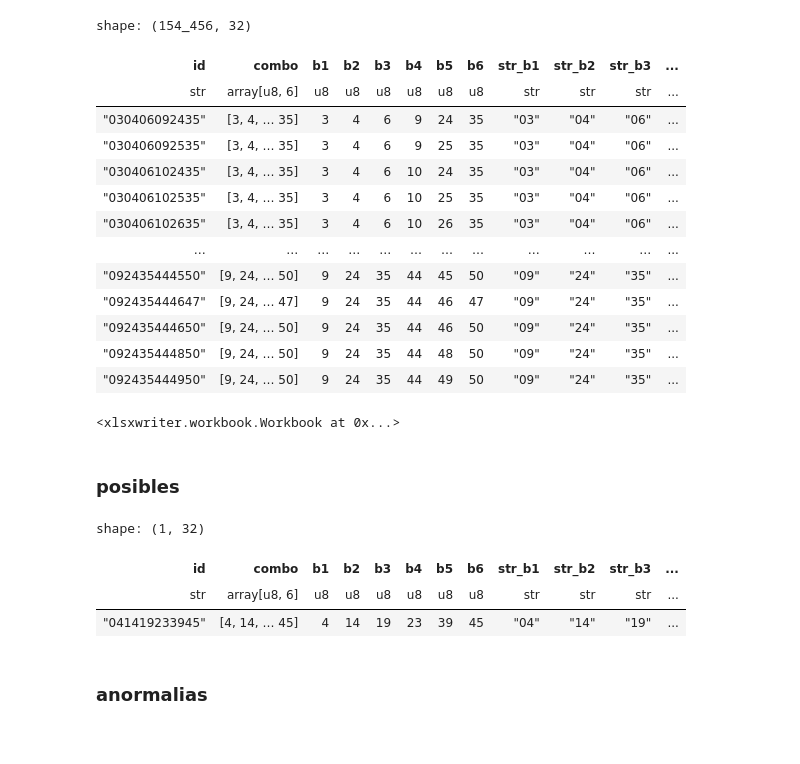
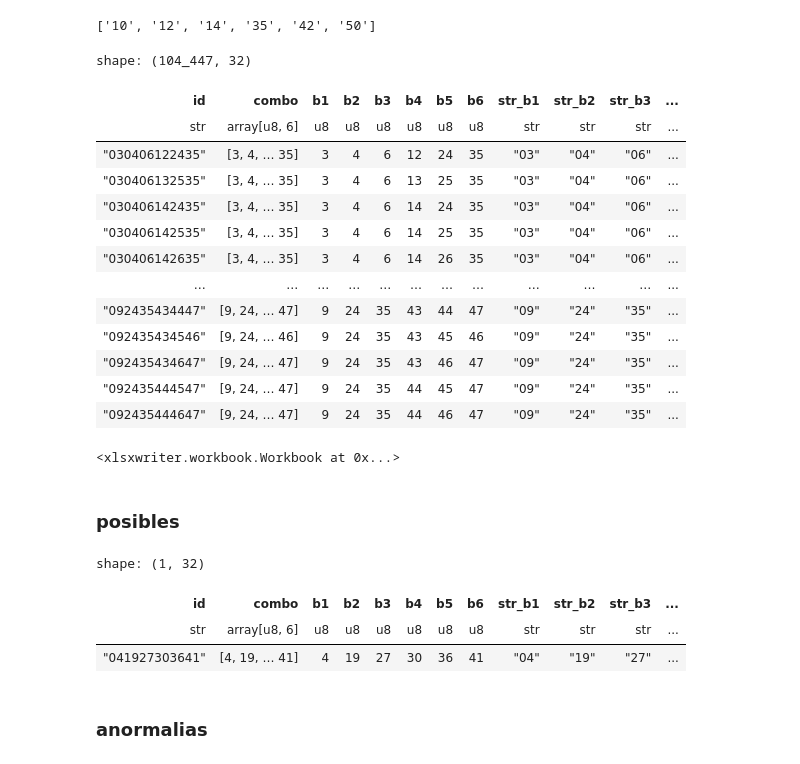
Before and after one commit to coins5/tinkapp.v4, a Jupyter notebook: explore_bolillas_v4_TNK.ipynb, the cells around one changed output. Drawn from its saved outputs; the diff is of its cells as text; code cells hidden in the pictures.

```diff
--- a/explore_bolillas_v4_TNK.ipynb
+++ b/explore_bolillas_v4_TNK.ipynb
@@ -843,6 +852,16 @@ last_b4 = last_bs["str_b4"].to_list()
 last_b5 = last_bs["str_b5"].to_list()
 last_b6 = last_bs["str_b6"].to_list()
 
+last_jugada = dfRows[0]
+last_jugada_b1 = last_jugada["str_b1"].to_list()[0]
+last_jugada_b2 = last_jugada["str_b2"].to_list()[0]
+last_jugada_b3 = last_jugada["str_b3"].to_list()[0]
+last_jugada_b4 = last_jugada["str_b4"].to_list()[0]
+last_jugada_b5 = last_jugada["str_b5"].to_list()[0]
+last_jugada_b6 = last_jugada["str_b6"].to_list()[0]
+last_jugada_bs = [last_jugada_b1, last_jugada_b2, last_jugada_b3, last_jugada_b4, last_jugada_b5, last_jugada_b6]
+
+print(last_jugada_bs)
 last_js = dfRows[0:10]
 
 last_j1 = list(set(last_js["j1"].to_list()))
@@ -885,7 +904,7 @@ df_possible = df_Orows.filter(
 
 
 
-  ~pl.col("str_b1").is_in(last_b1),
+  # ~pl.col("str_b1").is_in(last_b1),
   ~pl.col("str_b2").is_in(last_b2),
   ~pl.col("str_b3").is_in(last_b3),
   ~pl.col("str_b4").is_in(last_b4),
@@ -909,46 +928,47 @@ df_possible = df_Orows.filter(
 
   # pl.col("jsum").is_in(jsums[0:15]),
   pl.col("jdiff").is_in(["5", "4"]),
   pl.col("j1") != pl.col("j2"),
   pl.col("j2") != pl.col("j3"),
   pl.col("j3") != pl.col("j4"),
   pl.col("j4") != pl.col("j5"),
 
 
 
   # ~pl.col("j1").is_in(last_j1),
   # ~pl.col("j2").is_in(last_j2),
   # ~pl.col("j3").is_in(last_j3),
   # ~pl.col("j4").is_in(last_j4),
   # ~pl.col("j5").is_in(last_j5),
   ~pl.col("jsum").is_in(last_jsum)
 )
 
 
 
 display(df_possible)
 
 from datetime import date
 today = date.today()
 yyyymmdd = today.strftime("%Y%m%d")
 
 df_possible.write_excel(f"./df_possible_v4_{yyyymmdd}.xlsx")
 # %% [output]
-shape: (154_456, 32)
+['10', '12', '14', '35', '42', '50']
+shape: (104_447, 32)
 | id | combo | b1 | b2 | b3 | b4 | b5 | b6 | str_b1 | str_b2 | str_b3 | ... |
 | str | array[u8, 6] | u8 | u8 | u8 | u8 | u8 | u8 | str | str | str | ... |
-| "030406092435" | [3, 4, … 35] | 3 | 4 | 6 | 9 | 24 | 35 | "03" | "04" | "06" | ... |
-| "030406092535" | [3, 4, … 35] | 3 | 4 | 6 | 9 | 25 | 35 | "03" | "04" | "06" | ... |
-| "030406102435" | [3, 4, … 35] | 3 | 4 | 6 | 10 | 24 | 35 | "03" | "04" | "06" | ... |
-| "030406102535" | [3, 4, … 35] | 3 | 4 | 6 | 10 | 25 | 35 | "03" | "04" | "06" | ... |
-| "030406102635" | [3, 4, … 35] | 3 | 4 | 6 | 10 | 26 | 35 | "03" | "04" | "06" | ... |
+| "030406122435" | [3, 4, … 35] | 3 | 4 | 6 | 12 | 24 | 35 | "03" | "04" | "06" | ... |
+| "030406132535" | [3, 4, … 35] | 3 | 4 | 6 | 13 | 25 | 35 | "03" | "04" | "06" | ... |
+| "030406142435" | [3, 4, … 35] | 3 | 4 | 6 | 14 | 24 | 35 | "03" | "04" | "06" | ... |
+| "030406142535" | [3, 4, … 35] | 3 | 4 | 6 | 14 | 25 | 35 | "03" | "04" | "06" | ... |
+| "030406142635" | [3, 4, … 35] | 3 | 4 | 6 | 14 | 26 | 35 | "03" | "04" | "06" | ... |
 | … | … | … | … | … | … | … | … | … | … | … | ... |
-| "092435444550" | [9, 24, … 50] | 9 | 24 | 35 | 44 | 45 | 50 | "09" | "24" | "35" | ... |
+| "092435434447" | [9, 24, … 47] | 9 | 24 | 35 | 43 | 44 | 47 | "09" | "24" | "35" | ... |
+| "092435434546" | [9, 24, … 46] | 9 | 24 | 35 | 43 | 45 | 46 | "09" | "24" | "35" | ... |
+| "092435434647" | [9, 24, … 47] | 9 | 24 | 35 | 43 | 46 | 47 | "09" | "24" | "35" | ... |
+| "092435444547" | [9, 24, … 47] | 9 | 24 | 35 | 44 | 45 | 47 | "09" | "24" | "35" | ... |
 | "092435444647" | [9, 24, … 47] | 9 | 24 | 35 | 44 | 46 | 47 | "09" | "24" | "35" | ... |
-| "092435444650" | [9, 24, … 50] | 9 | 24 | 35 | 44 | 46 | 50 | "09" | "24" | "35" | ... |
-| "092435444850" | [9, 24, … 50] | 9 | 24 | 35 | 44 | 48 | 50 | "09" | "24" | "35" | ... |
-| "092435444950" | [9, 24, … 50] | 9 | 24 | 35 | 44 | 49 | 50 | "09" | "24" | "35" | ... |
-<xlsxwriter.workbook.Workbook at 0x...>
+<xlsxwriter.workbook.Workbook at 0x...>
 # %% [markdown]
 ### posibles
 # %%
@@ -958,7 +978,7 @@ df_possible.sample(n=1)
 shape: (1, 32)
 | id | combo | b1 | b2 | b3 | b4 | b5 | b6 | str_b1 | str_b2 | str_b3 | ... |
 | str | array[u8, 6] | u8 | u8 | u8 | u8 | u8 | u8 | str | str | str | ... |
-| "041419233945" | [4, 14, … 45] | 4 | 14 | 19 | 23 | 39 | 45 | "04" | "14" | "19" | ... |
+| "041927303641" | [4, 19, … 41] | 4 | 19 | 27 | 30 | 36 | 41 | "04" | "19" | "27" | ... |
 # %% [markdown]
 ### anormalias
 # %%
```
Also changed, not shown: parts of 16 cells of this notebook, 10 other files.
